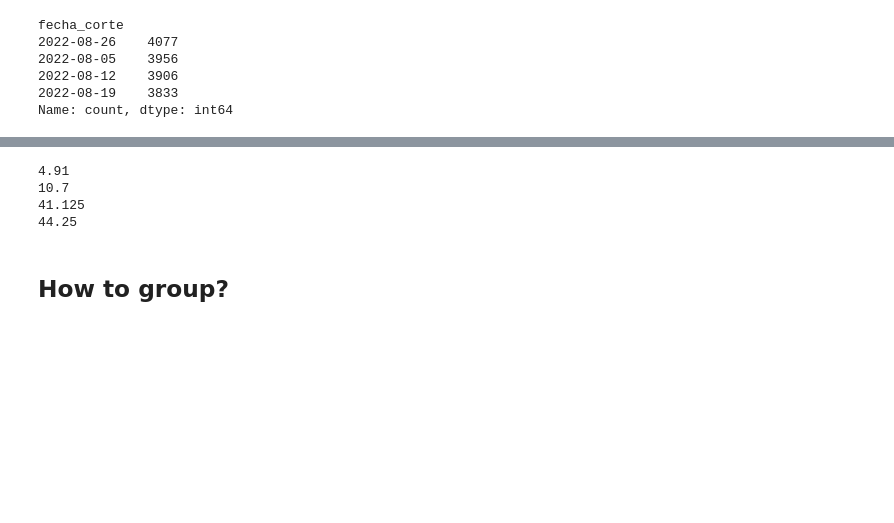
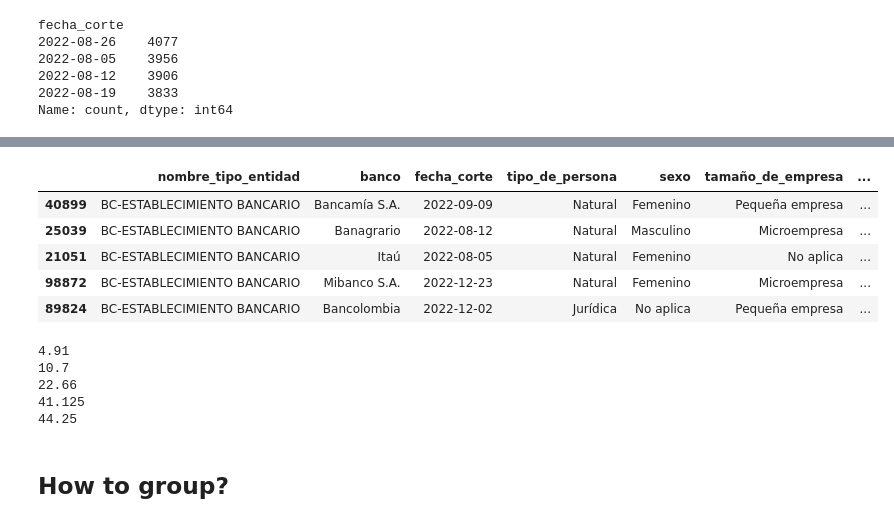
Before and after one commit to josebrx99/python, a Jupyter notebook: rates_degree_work/mdt.ipynb, the cells around one changed output, grey strips where cells are left out. Saved outputs shown, nothing was run; the diff lists cells and outputs as text; code cells hidden in the pictures; blank space fills up the shorter version.

```diff
--- a/rates_degree_work/mdt.ipynb
+++ b/rates_degree_work/mdt.ipynb
@@ -106,11 +141,25 @@ tasascap.isnull().mean()
+# %%
+# Sample
+tmp = tasascap.drop(columns = ['margen_adicional', 'grupo_etnico', 'antiguedad_de_la_empresa', 'rango_monto_desembolsado', 'clase_deudor', 'codigo_ciiu',
+       'codigo_municipio', 'anomes', 'prom_monto_porobl']).sample(100)
+tmp.sample(5)
+# %% [output]
+|  | nombre_tipo_entidad | banco | fecha_corte | tipo_de_persona | sexo | tamaño_de_empresa | ... |
+| 40899 | BC-ESTABLECIMIENTO BANCARIO | Bancamía S.A. | 2022-09-09 | Natural | Femenino | Pequeña empresa | ... |
+| 25039 | BC-ESTABLECIMIENTO BANCARIO | Banagrario | 2022-08-12 | Natural | Masculino | Microempresa | ... |
+| 21051 | BC-ESTABLECIMIENTO BANCARIO | Itaú | 2022-08-05 | Natural | Femenino | No aplica | ... |
+| 98872 | BC-ESTABLECIMIENTO BANCARIO | Mibanco S.A. | 2022-12-23 | Natural | Femenino | Microempresa | ... |
+| 89824 | BC-ESTABLECIMIENTO BANCARIO | Bancolombia | 2022-12-02 | Jurídica | No aplica | Pequeña empresa | ... |
 # %%
-print(np.percentile(tasascap["tasa"], 2.25))
-print(np.percentile(tasascap["tasa"], 5))
-print(np.percentile(tasascap["tasa"], 95))
-print(np.percentile(tasascap["tasa"], 97.5))
+print(np.percentile(tasascap["tasa_ponderada"], 2.25))
+print(np.percentile(tasascap["tasa_ponderada"], 5))
+print(np.percentile(tasascap["tasa_ponderada"], 50))
+print(np.percentile(tasascap["tasa_ponderada"], 95))
+print(np.percentile(tasascap["tasa_ponderada"], 97.5))
 # %% [output]
 4.91
 10.7
+22.66
 41.125
 44.25
 # %%
```
Also changed, not shown: parts of 10 cells of this notebook.
